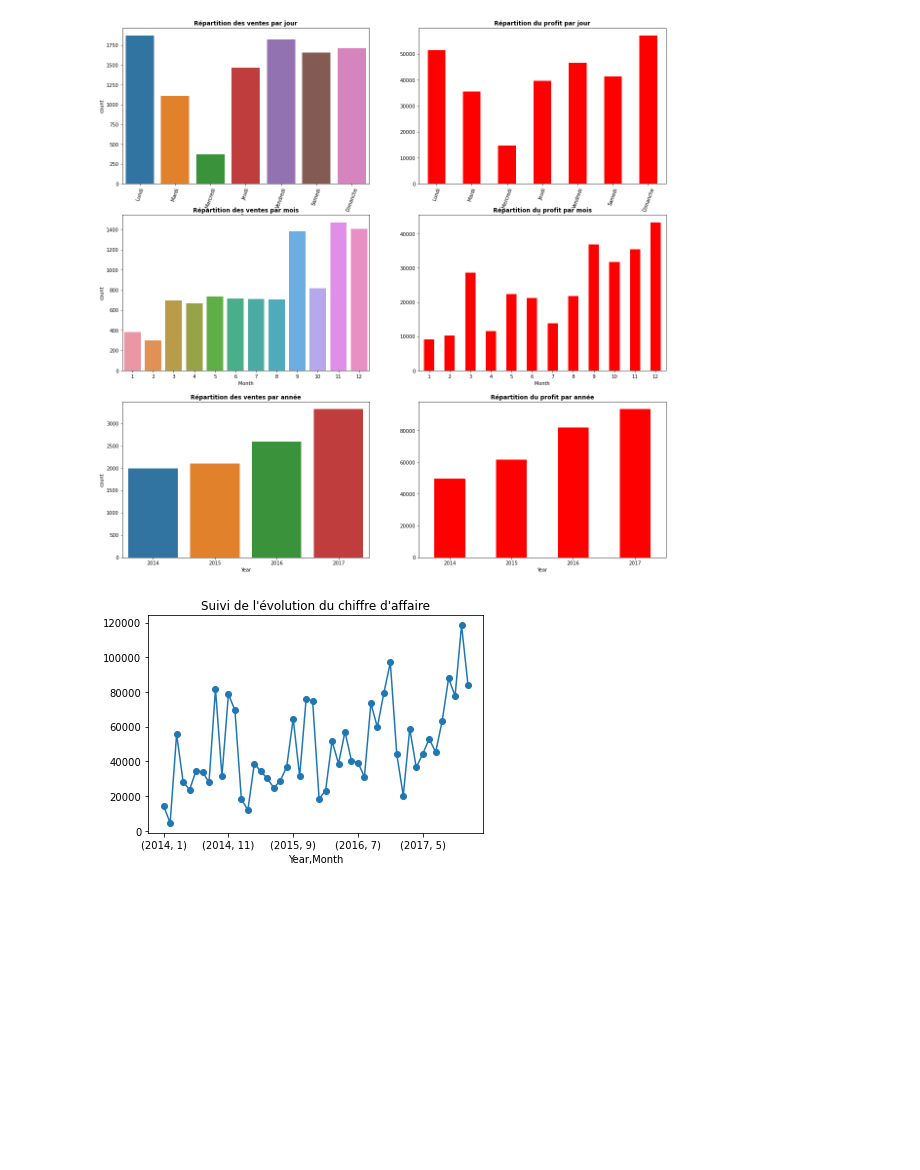
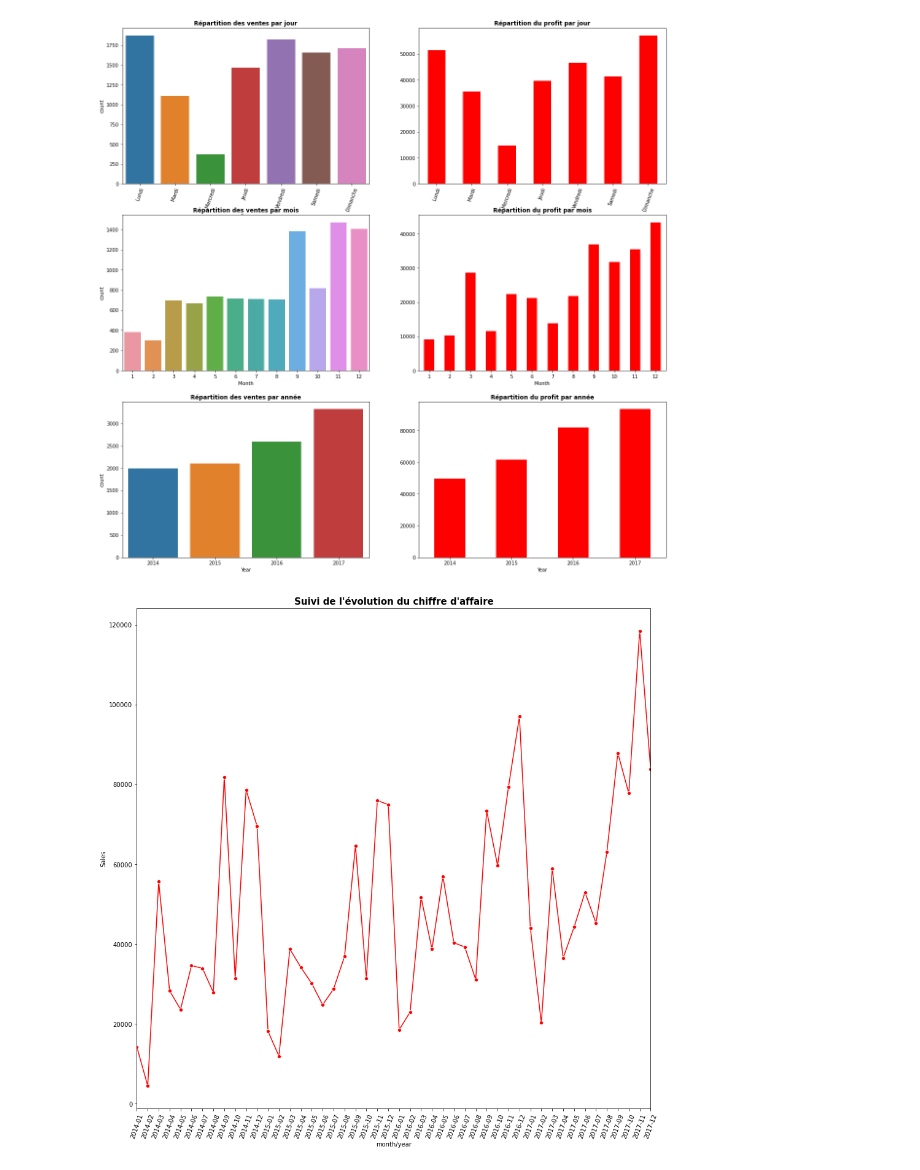
Before and after one commit to ProjetDataScience/Super_store, a Jupyter notebook: vente.ipynb, the cells around one changed output. Cells and saved outputs as stored; diff of their text form; code cells hidden in the pictures; blank space fills up the shorter version.

```diff
--- a/vente.ipynb
+++ b/vente.ipynb
@@ -292,9 +344,16 @@ plt.title('Répartition du profit par année', fontweight='bold');
 ### Une autre méthode
 df['month/year'] = df['Order Date'].dt.to_period('M').astype(str)
 # %%
-df.groupby(['Year','Month'])['Sales'].sum().plot(marker='o',title="Suivi de l'évolution du chiffre d'affaire");
+#df.groupby(['Year','Month'])['Sales'].sum().plot(marker='o',title="Suivi de l'évolution du chiffre d'affaire");
+dfprofit=pd.DataFrame(df.groupby(['month/year'])['Sales'].sum())
+
+plt.figure(figsize=(15,15))
+sns.lineplot(x=dfprofit.index, y=dfprofit.Sales, marker='o', color='red')
+plt.title("Suivi de l'évolution du chiffre d'affaire", fontweight='bold', fontsize=15)
+plt.xticks(rotation=70)
+plt.xlim(min(dfprofit.index), max(dfprofit.index));
 # %% [output]
-[figure, old version]
+[figure, new version]
 # %%
 ventemois=pd.DataFrame(df.groupby('month/year')['Sales'].sum()).reset_index()
 
```
Also changed, not shown: parts of 22 cells of this notebook.
